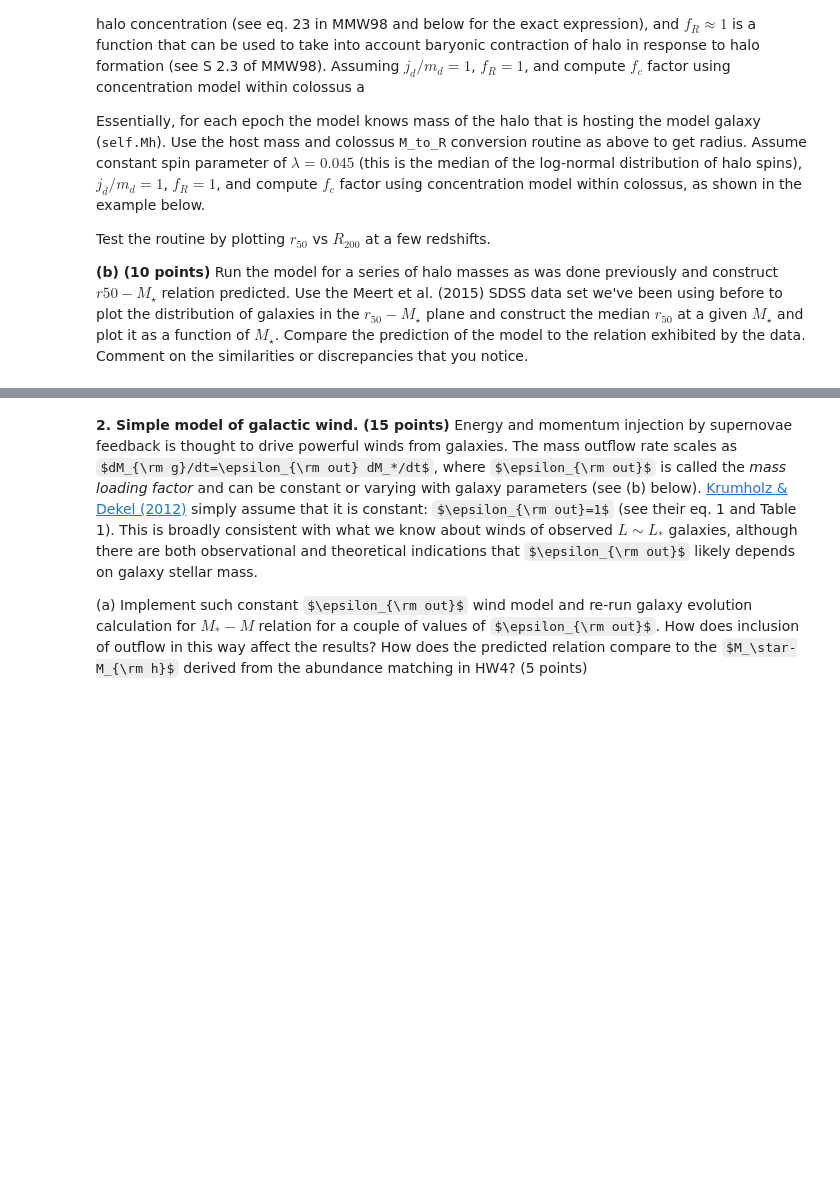
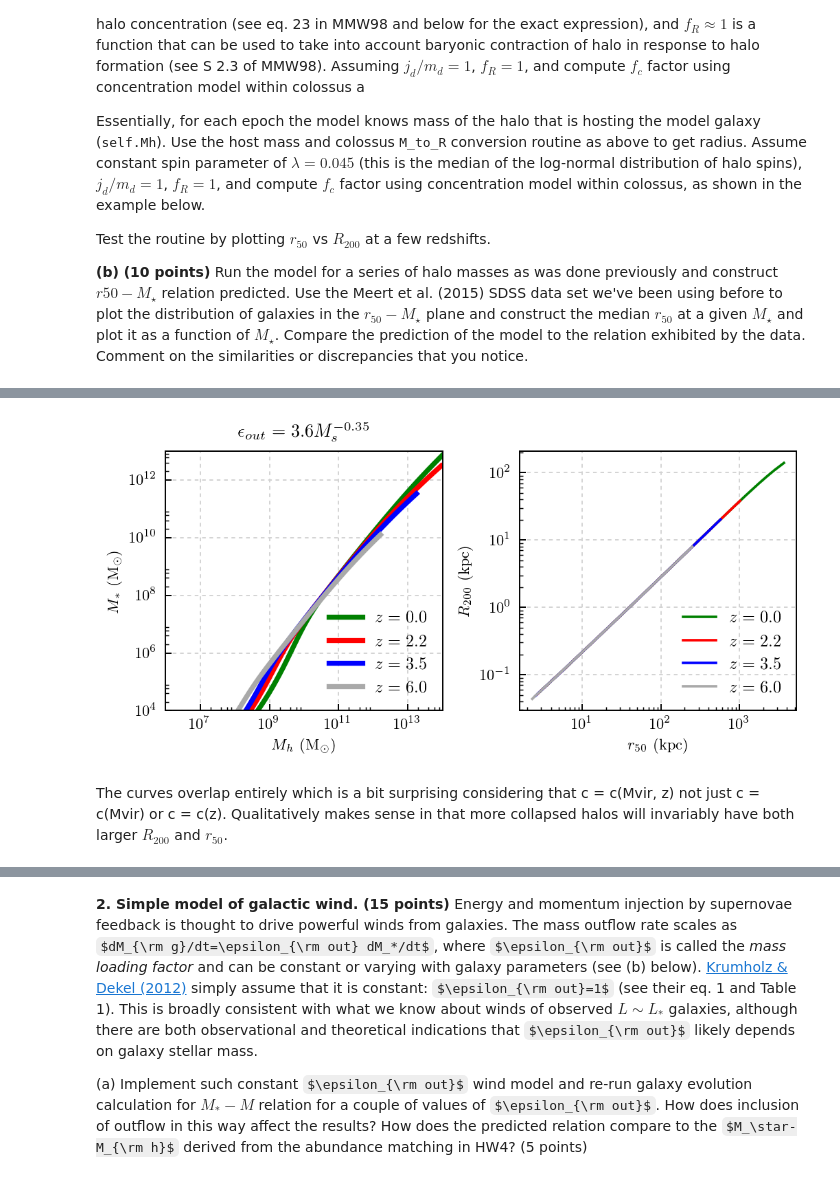
Before and after one commit to tjhoyt/galaxies_hw, a Jupyter notebook: hw5_hoyt_taylor.ipynb, the cells around one changed output, grey strips where cells are left out. Saved outputs shown, nothing was run; the diff lists cells and outputs as text; code cells hidden in the pictures; some formulas as TeX source; blank space fills up the shorter version.

```diff
--- a/hw5_hoyt_taylor.ipynb
+++ b/hw5_hoyt_taylor.ipynb
@@ -68,0 +246,55 @@ M200c = 8.40e+11 (/h Msun); R200c = 153.475 (/h kpc); c200c = 7.627
+# %%
+#
+# plot
+#
+
+f, axs = plt.subplots(1,2, figsize = (6,3))
+plot_pretty()
+axs[0].set_xlabel(r'$M_h\ \rm (M_\odot)$')
+axs[0].set_ylabel(r'$M_{*}\ \rm (M_\odot)$')
+axs[0].set_xlim(1.e6,1.e14)
+axs[0].set_ylim(1.e4,1.e13)
+axs[0].set_xscale('log')
+axs[0].set_yscale('log')
+
+axs[1].set_xlabel(r'$r_{50}\ \rm (kpc)$')
+axs[1].set_ylabel(r'$R_{200}\ \rm (kpc)$')
+
+z_plot = np.array([0., 2.2, 3.5, 6.0])
+# colors a la Feldmann for easier comparison
+zcolors = ['green', 'red', 'blue', 'darkgray']
+for i, zplot in enumerate(z_plot):
+    Mhz = 10.**lMhi(np.log10(1.0+zplot),lMh)
+    Msz = 10.**lMsi(np.log10(1.0+zplot),lMh)
+    r50z = r50i(np.log10(1.0+zplot),lMh)
+    R200z = R200i(np.log10(1.0+zplot),lMh)
+    ### take care of numerical errors when calculating Ms for high Mh
+    for j, e in enumerate(Msz):
+        stop = -1
+        if j > 0:
+            if e <= Msz[j - 1]:
+                print('{0} < {1}'.format(e, Msz[j-1]))
+                stop = np.where(Msz == e)[0]
+                print(stop)
+                break
+    Msz = Msz[:stop]
+    Mhz = Mhz[:stop]
+    print('')
+    axs[0].plot(Mhz, Msz, c=zcolors[i], lw=3.0, label=r'$z=%1.1f$'%zplot)
+    axs[1].plot(R200z, r50z, c = zcolors[i], label=r'$z=%1.1f$'%zplot)
+
+axs[0].legend(frameon=False,loc='lower right', fontsize=10)
+axs[0].grid(linestyle='dotted', c='lightgray')
+axs[0].set_title(r'\( \epsilon_{{out}} = 3.6M_s^{{-0.35}} \)')
+
+axs[1].legend(frameon=False,loc='lower right', fontsize=10)
+axs[1].grid(linestyle='dotted', c='lightgray')
+axs[1].set_yscale('log')
+axs[1].set_xscale('log')
+
+f.tight_layout()
+f.show()
+# %% [output]
+[figure, added]
+# %% [markdown]
+The curves overlap entirely which is a bit surprising considering that c = c(Mvir, z) not just c = c(Mvir) or c = c(z). Qualitatively makes sense in that more collapsed halos will invariably have both larger $R_{200}$ and $r_{50}$.
```
Also changed, not shown: parts of 14 cells of this notebook.
